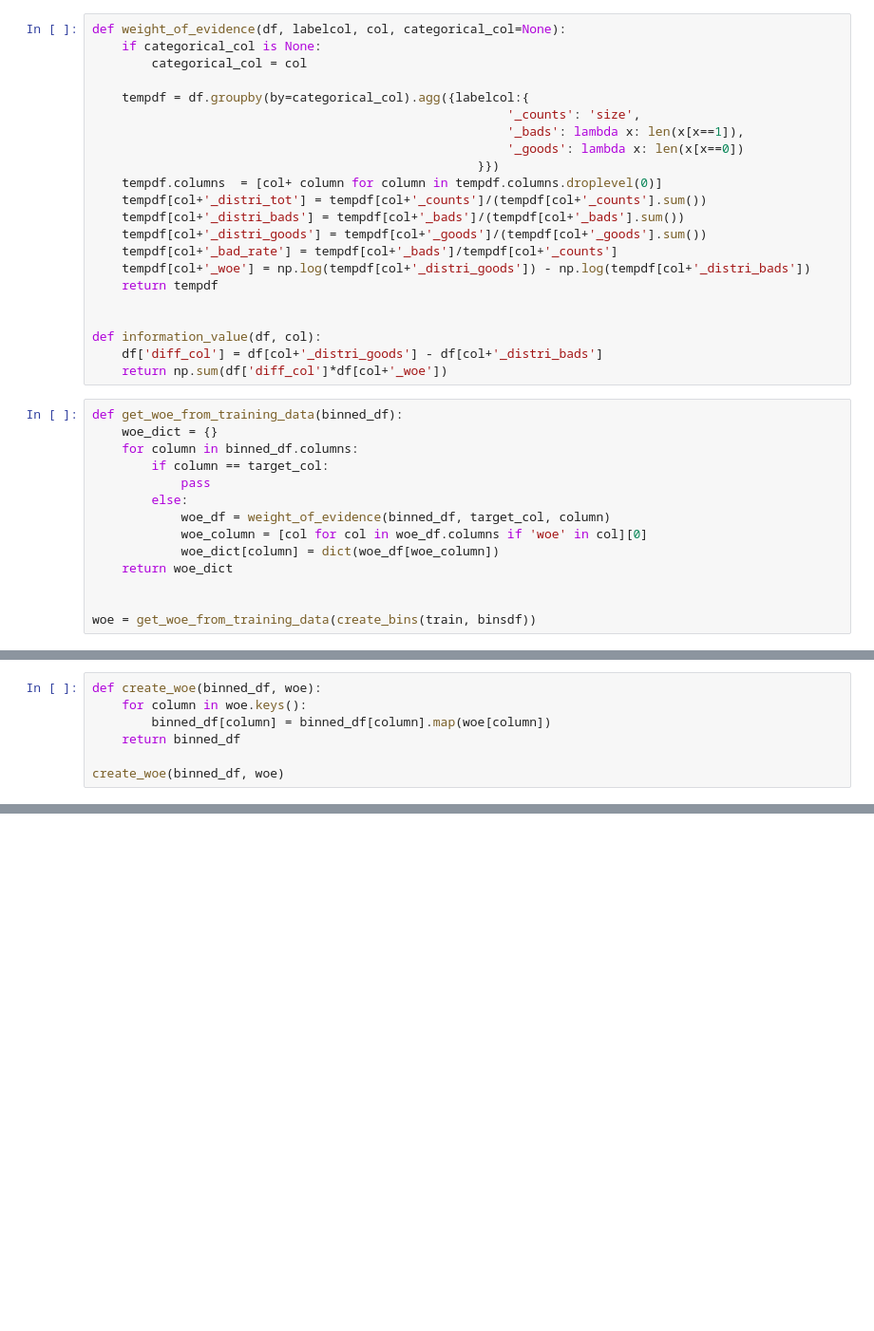
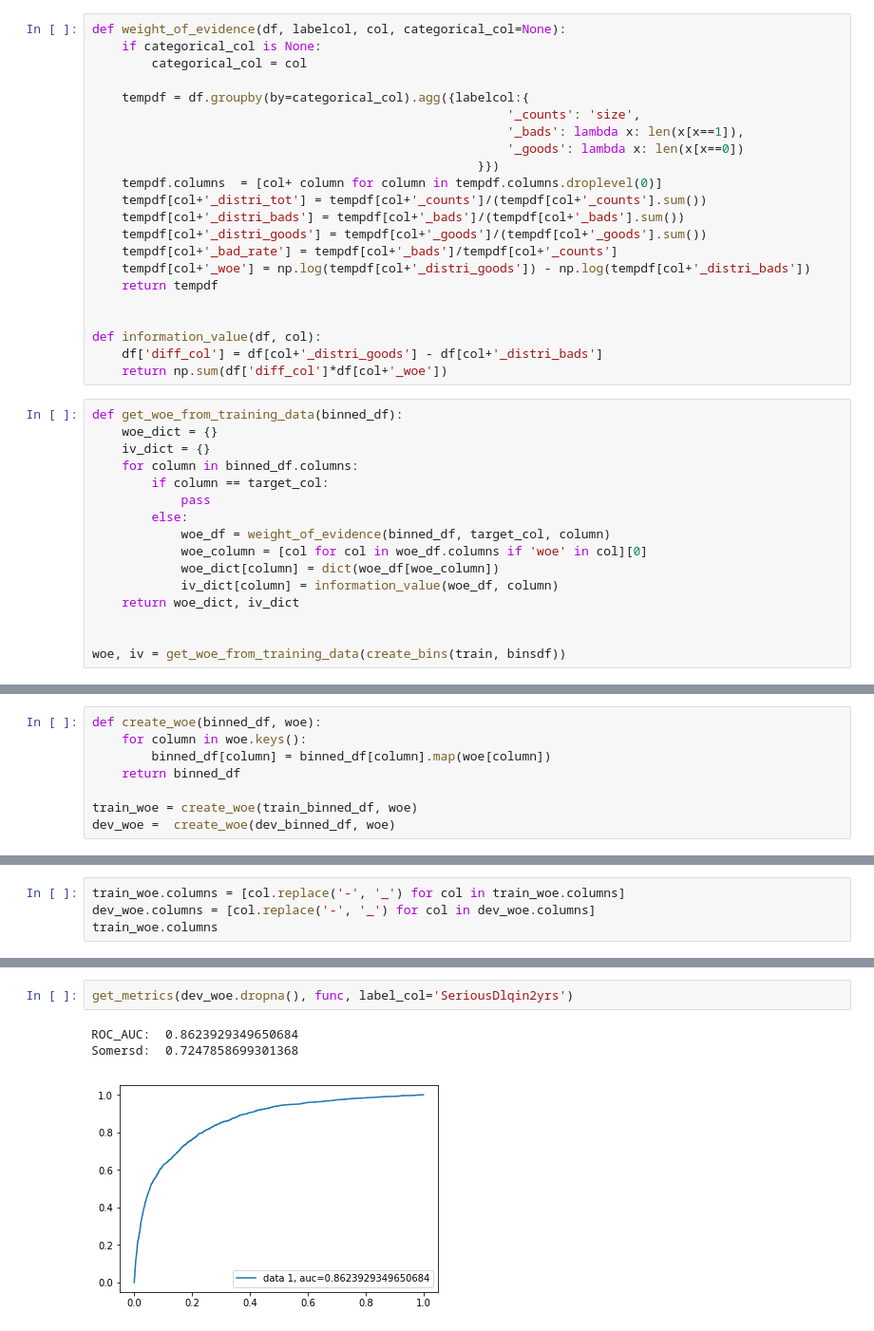
Before and after one commit to Pritishsingla/givemesomecredit, a Jupyter notebook: model.ipynb, the cells around one changed output, grey strips where cells are left out. Shown at 95% size. Cells and saved outputs as stored; diff of their text form; blank space fills up the shorter version.

```diff
--- a/model.ipynb
+++ b/model.ipynb
@@ -139,6 +140,7 @@ def information_value(df, col):
 # %%
 def get_woe_from_training_data(binned_df):
     woe_dict = {}
+    iv_dict = {}
     for column in binned_df.columns:
         if column == target_col:
             pass
@@ -146,7 +148,8 @@ def get_woe_from_training_data(binned_df):
             woe_df = weight_of_evidence(binned_df, target_col, column)
             woe_column = [col for col in woe_df.columns if 'woe' in col][0]
             woe_dict[column] = dict(woe_df[woe_column])
-    return woe_dict
+            iv_dict[column] = information_value(woe_df, column)
+    return woe_dict, iv_dict
 
 
-woe = get_woe_from_training_data(create_bins(train, binsdf))
+woe, iv = get_woe_from_training_data(create_bins(train, binsdf))
@@ -156,4 +175,5 @@ def create_woe(binned_df, woe):
         binned_df[column] = binned_df[column].map(woe[column])
     return binned_df
 
-create_woe(binned_df, woe)
+train_woe = create_woe(train_binned_df, woe)
+dev_woe =  create_woe(dev_binned_df, woe)
@@ -166,0 +180,4 @@ create_woe(binned_df, woe)
+# %%
+train_woe.columns = [col.replace('-', '_') for col in train_woe.columns]
+dev_woe.columns = [col.replace('-', '_') for col in dev_woe.columns]
+train_woe.columns
@@ -166,0 +284,6 @@ create_woe(binned_df, woe)
+# %%
+get_metrics(dev_woe.dropna(), func, label_col='SeriousDlqin2yrs')
+# %% [output]
+ROC_AUC:  0.8623929349650684
+Somersd:  0.7247858699301368
+[figure, added]
```
Also changed, not shown: parts of 16 cells of this notebook.
